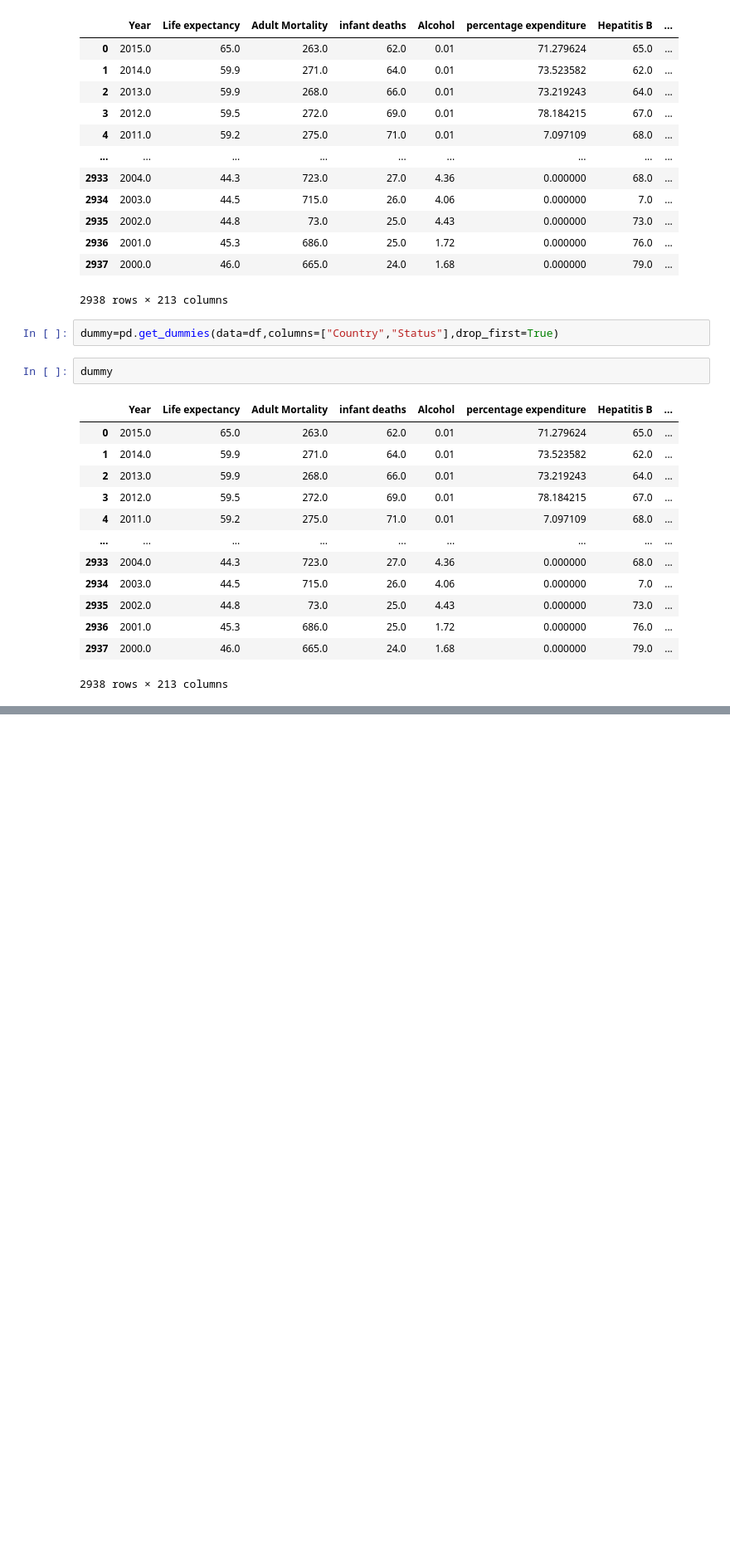
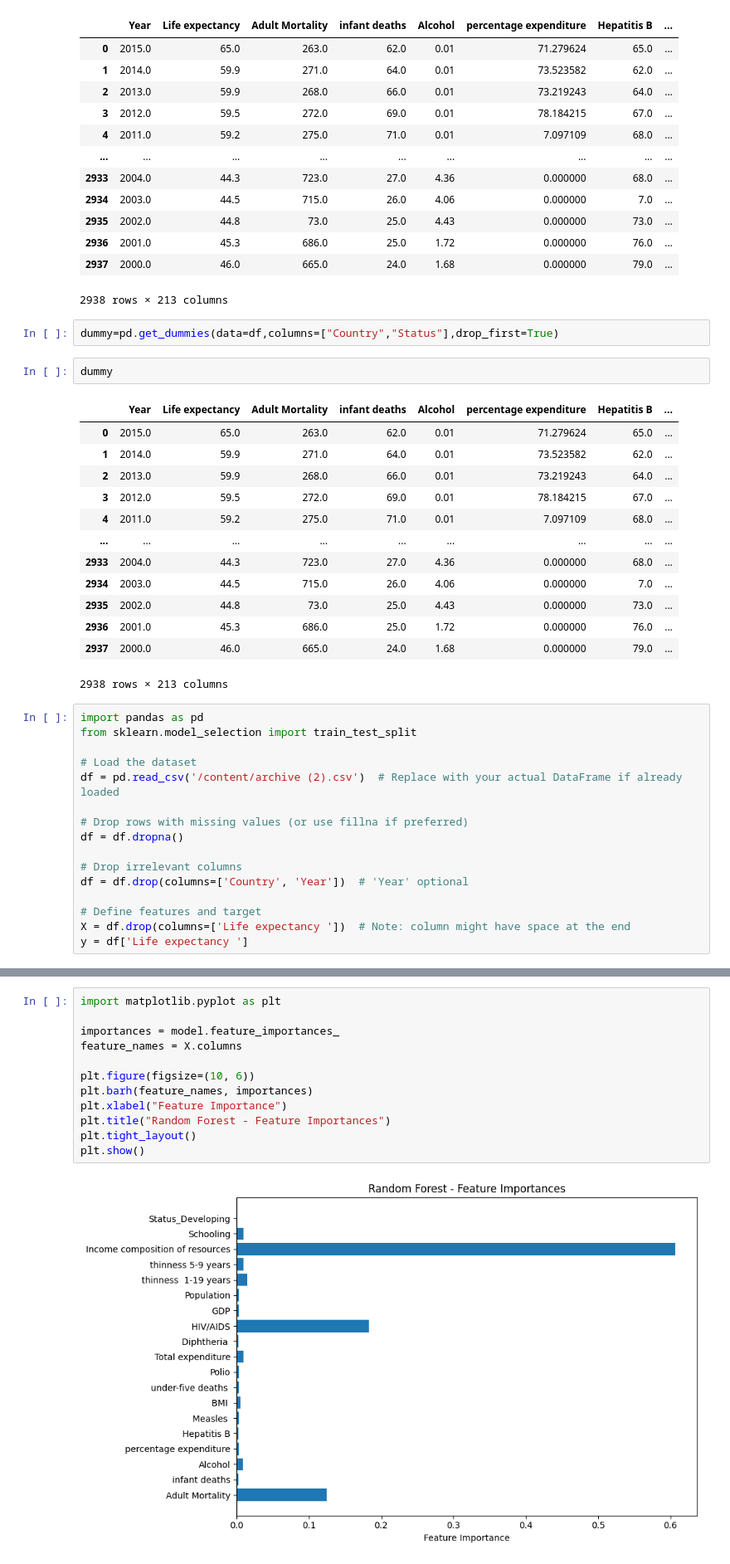
Before and after one commit to TSravani733/Assignment_1, a Jupyter notebook: internship_EDA.ipynb, the cells around one changed output, grey strips where cells are left out. Shown at 83% size. Drawn from its saved outputs; the diff is of its cells as text; blank space fills up the shorter version.

```diff
--- a/internship_EDA.ipynb
+++ b/internship_EDA.ipynb
@@ -467,3 +467,19 @@ dummy
 | 2936 | 2001.0 | 45.3 | 686.0 | 25.0 | 1.72 | 0.000000 | 76.0 | ... |
 | 2937 | 2000.0 | 46.0 | 665.0 | 24.0 | 1.68 | 0.000000 | 79.0 | ... |
 2938 rows × 213 columns
+# %%
+import pandas as pd
+from sklearn.model_selection import train_test_split
+
+# Load the dataset
+df = pd.read_csv('/content/archive (2).csv')  # Replace with your actual DataFrame if already loaded
+
+# Drop rows with missing values (or use fillna if preferred)
+df = df.dropna()
+
+# Drop irrelevant columns
+df = df.drop(columns=['Country', 'Year'])  # 'Year' optional
+
+# Define features and target
+X = df.drop(columns=['Life expectancy '])  # Note: column might have space at the end
+y = df['Life expectancy ']
@@ -469,0 +506,14 @@ dummy
+# %%
+import matplotlib.pyplot as plt
+
+importances = model.feature_importances_
+feature_names = X.columns
+
+plt.figure(figsize=(10, 6))
+plt.barh(feature_names, importances)
+plt.xlabel("Feature Importance")
+plt.title("Random Forest - Feature Importances")
+plt.tight_layout()
+plt.show()
+# %% [output]
+[figure, added]
```
Also changed, not shown: parts of 38 cells of this notebook.
